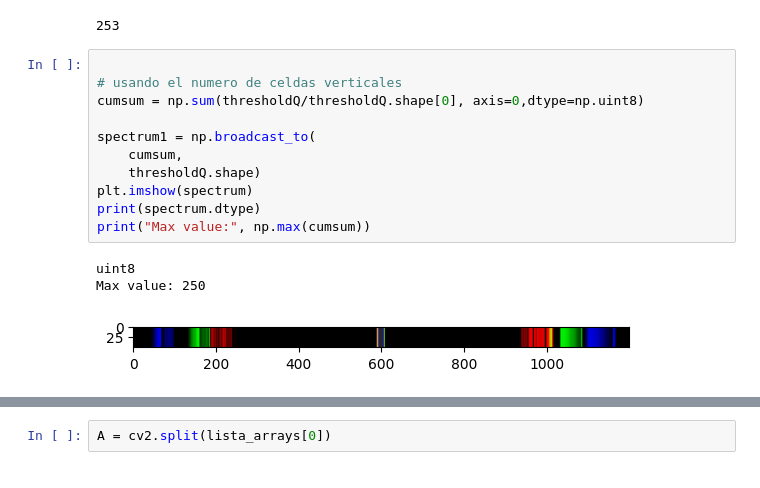
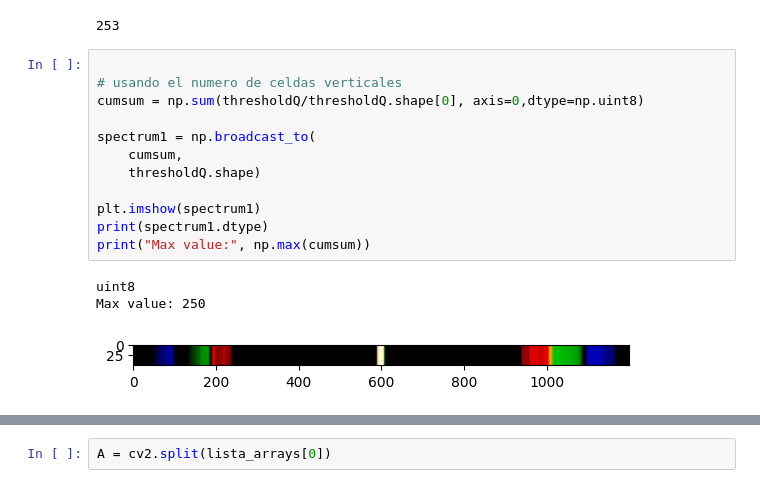
Before and after one commit to fbientrigo/cv_medical, a Jupyter notebook: 07_spectrum/cv_toSpectrum.ipynb, the cells around one changed output, grey strips where cells are left out. Drawn from its saved outputs; the diff is of its cells as text.

```diff
--- a/07_spectrum/cv_toSpectrum.ipynb
+++ b/07_spectrum/cv_toSpectrum.ipynb
@@ -228,18 +228,19 @@ np.max(np.sum(thresholdQ/np.mean(thresholdQ), axis=0, dtype=np.uint8))
 # %%
 
 # usando el numero de celdas verticales
 cumsum = np.sum(thresholdQ/thresholdQ.shape[0], axis=0,dtype=np.uint8)
 
 spectrum1 = np.broadcast_to(
     cumsum,
     thresholdQ.shape)
-plt.imshow(spectrum)
-print(spectrum.dtype)
+
+plt.imshow(spectrum1)
+print(spectrum1.dtype)
 print("Max value:", np.max(cumsum))
 # %% [output]
 uint8
 Max value: 250
-[figure, old version]
+[figure, new version]
 # %%
 # usando el promedio
 cumsum = np.sum(thresholdQ/np.mean(thresholdQ), axis=0,dtype=np.uint8)
```
Also changed, not shown: parts of 11 cells of this notebook, 1 other file.
